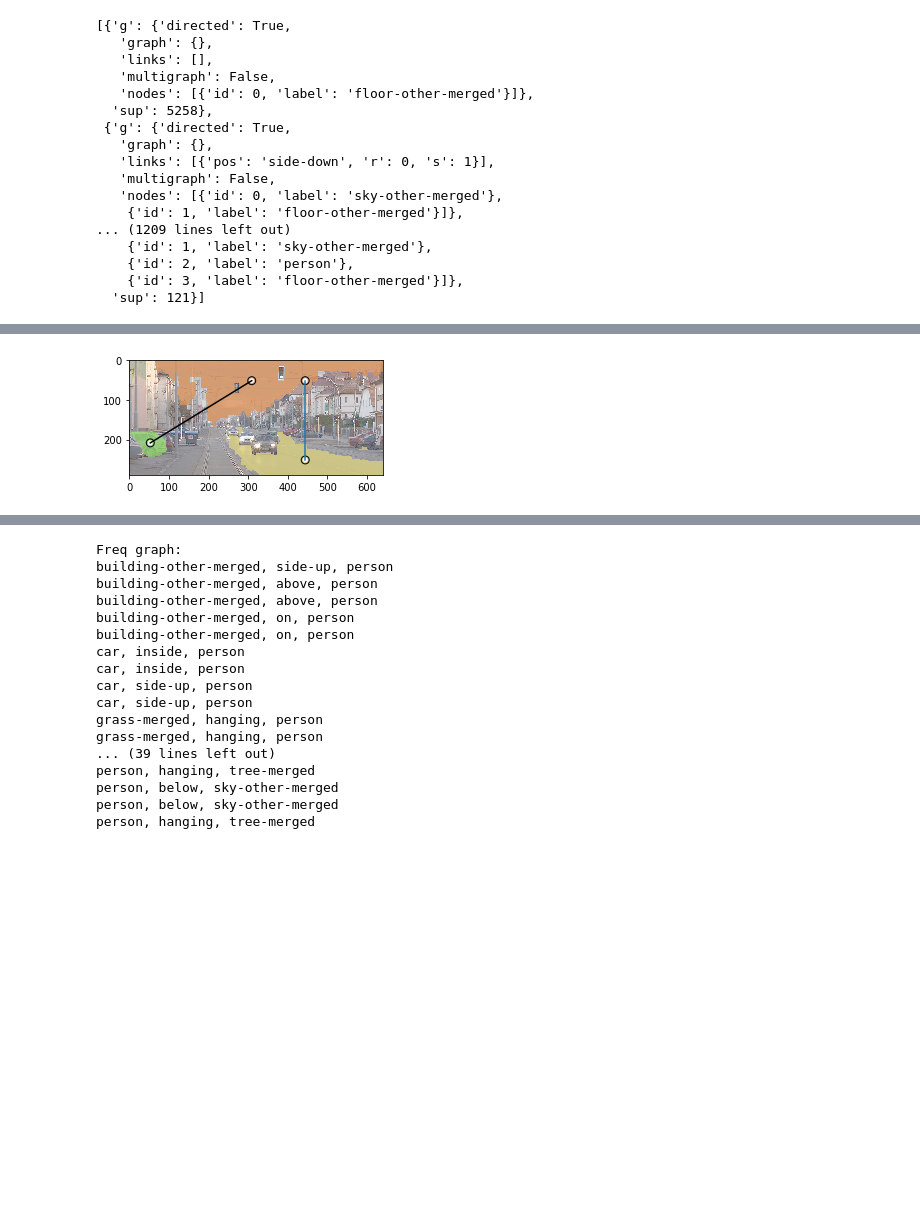
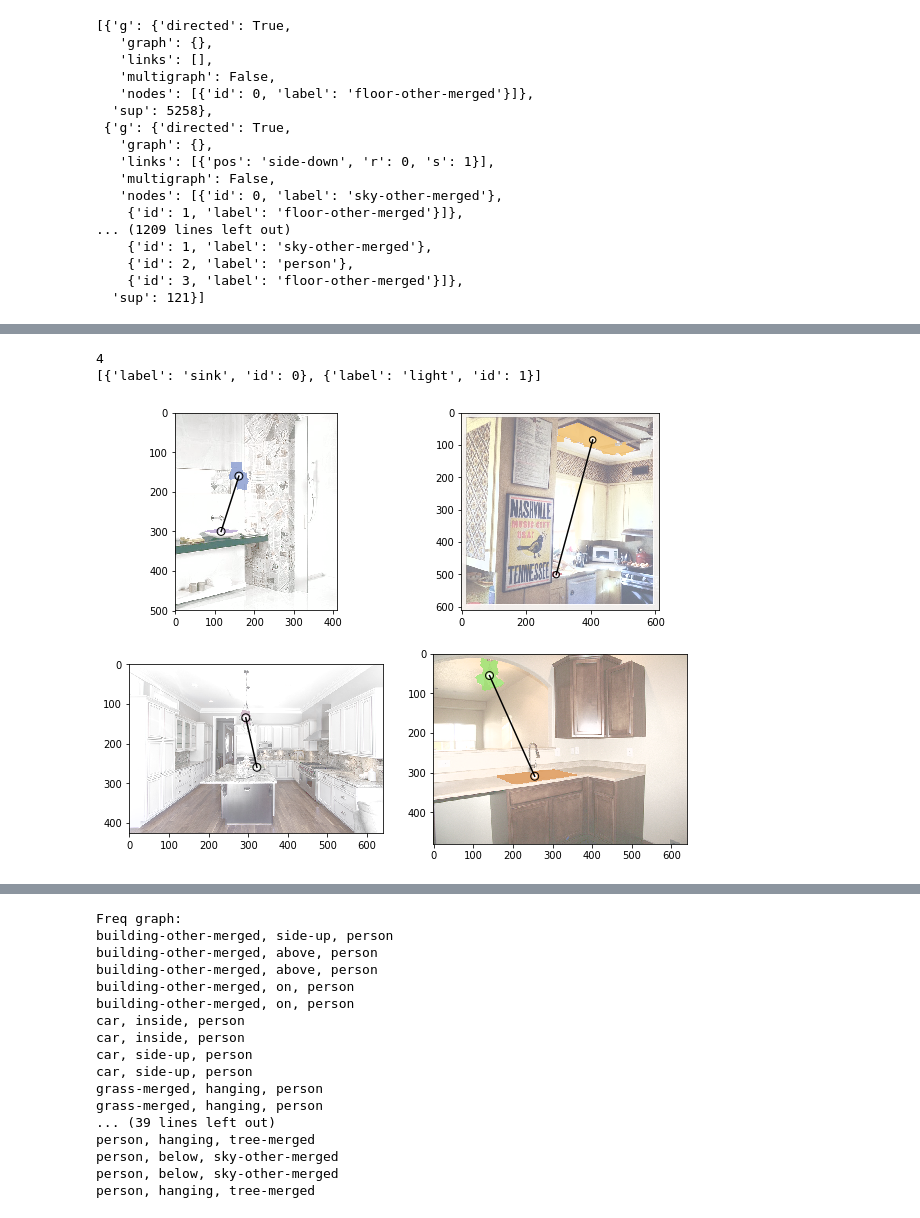
Before and after one commit to AndreaPasini/SImS, a Jupyter notebook: MiningAnalysis.ipynb, the cells around one changed output, grey strips where cells are left out. Drawn from its saved outputs; the diff is of its cells as text; code cells hidden in the pictures; blank space fills up the shorter version.

```diff
--- a/MiningAnalysis.ipynb
+++ b/MiningAnalysis.ipynb
@@ -167,26 +188,0 @@ print(fgraph['nodes'])
-# %%
-
-def match_graph(graph, freq_graph, node_matching):
-    node_matching = {v:k for k,v in node_matching.items()}
-    links = []
-    nodes = []
-    for edge in freq_graph['links']:
-        converted_e = edge.copy()
-        converted_e['s']=node_matching[converted_e['s']]
-        converted_e['r']=node_matching[converted_e['r']]
-        links.append(converted_e)
-    for node in freq_graph['nodes']:
-        converted_n = node.copy()
-        converted_n['id']=node_matching[converted_n['id']]
-        nodes.append(converted_n)
-    return {'graph':graph['graph'],'directed':True, 'multigraph':False, 'links':links,'nodes':nodes}
-
-plt.figure(figsize=[10,8])
-for i,res_i in enumerate(results):
-    g_matched = match_graph(res_i[1], fgraph, res_i[0])
-    ax = plt.subplot(2,2,i+1)
-    rv = RelationshipVisualizer(results[i][1]['graph']['name'], ax)
-    rv.draw_positive_relationships(g_matched, kb, 0.0)
-#g_matched
-# %% [output]
-[figure, removed]
@@ -207,0 +189,12 @@ img = Image.open(BytesIO(response.content))
+# %%
+#fgraph, results = find_results('car',1)
+#fgraph, results = find_results('oven',5)
+#fgraph, results = find_results('tree-merged',4)#3
+fgraph, results = find_results('sink',3)#3
+print(len(results))
+print(fgraph['nodes'])
+plot_results(results, fgraph)
+# %% [output]
+4
+[{'label': 'sink', 'id': 0}, {'label': 'light', 'id': 1}]
+[figure, added]
```
Also changed, not shown: parts of 3 cells of this notebook, 16 other files.
